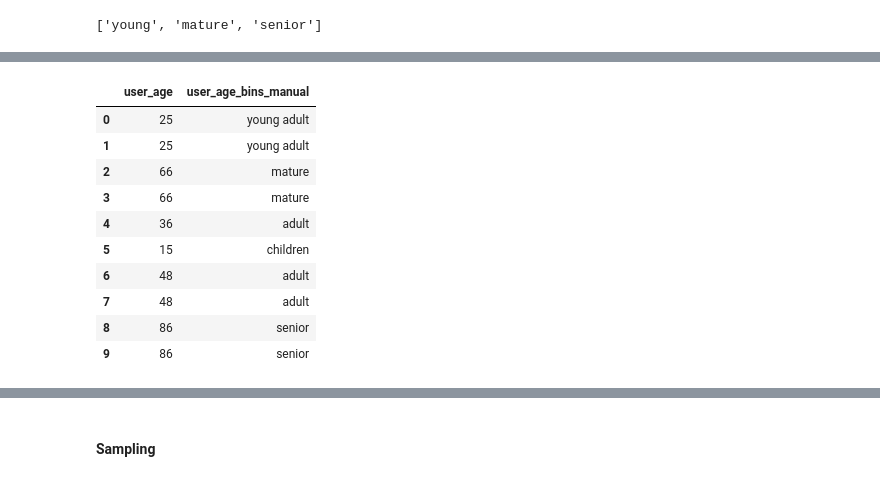
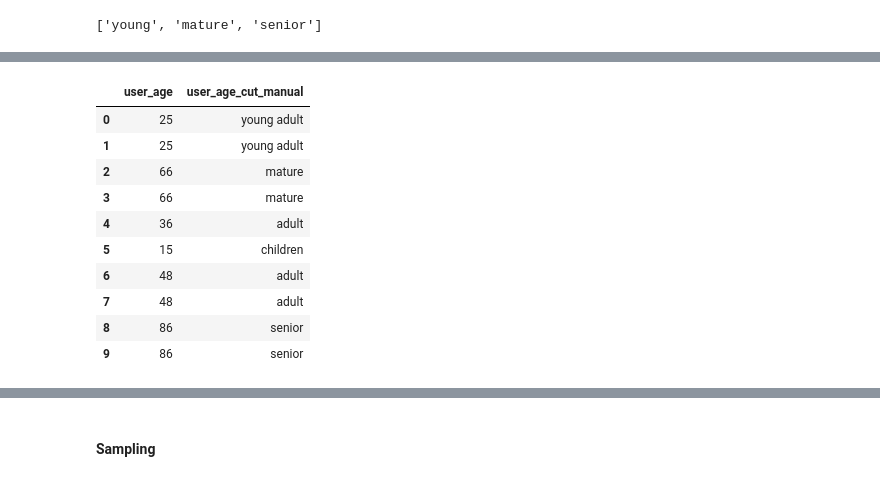
Before and after one commit to ryndovaira-org/data_science_lectures, a Jupyter notebook: 04_data_preparation/lectures/04_feature_engineering.ipynb, the cells around one changed output, grey strips where cells are left out. Saved outputs shown, nothing was run; the diff lists cells and outputs as text; code cells hidden in the pictures.

```diff
--- a/04_data_preparation/lectures/04_feature_engineering.ipynb
+++ b/04_data_preparation/lectures/04_feature_engineering.ipynb
@@ -1285,10 +1290,10 @@ user_age_labels_linspace
 # нужно указать интервалы и метки
 # также установим для параметра include_lowest значение True,
 # чтобы включить также минимальное значение
-df['user_age_bins_linspace'] = pd.cut(df.user_age,
-                                      bins=user_age_bins_linspace,
-                                      labels=user_age_labels_linspace,
-                                      include_lowest=True)
+df['user_age_cut_linspace'] = pd.cut(df.user_age,
+                                     bins=user_age_bins_linspace,
+                                     labels=user_age_labels_linspace,
+                                     include_lowest=True)
 
-df[['user_age', 'user_age_bins_linspace']]
+df[['user_age', 'user_age_cut_linspace']]
 # %% [output]
@@ -1311,20 +1317,26 @@ sns.countplot(x=df.user_age_bins_linspace)
 # %%
 # также можно установить интервалы вручную
 user_age_bins_manual = [0, 18,
                         25, 50,
                         75, 150]
 
+# определить ярлыки
 user_age_labels_manual = ['children', 'young adult',
                           'adult', 'mature',
                           'senior']
-df['user_age_bins_manual'] = pd.cut(df.user_age,
-                             bins=user_age_bins_manual,
-                             labels=user_age_labels_manual,
-                             include_lowest=True)
 
-df[['user_age', 'user_age_bins_manual']]
+
+# нужно указать интервалы и метки
+# также установим для параметра include_lowest значение True,
+# чтобы включить также минимальное значение
+df['user_age_cut_manual'] = pd.cut(df.user_age,
+                                   bins=user_age_bins_manual,
+                                   labels=user_age_labels_manual,
+                                   include_lowest=True)
+
+df[['user_age', 'user_age_cut_manual']]
 # %% [output]
-|  | user_age | user_age_bins_manual |
+|  | user_age | user_age_cut_manual |
 | 0 | 25 | young adult |
 | 1 | 25 | young adult |
 | 2 | 66 | mature |
```
Also changed, not shown: parts of 19 cells of this notebook.
